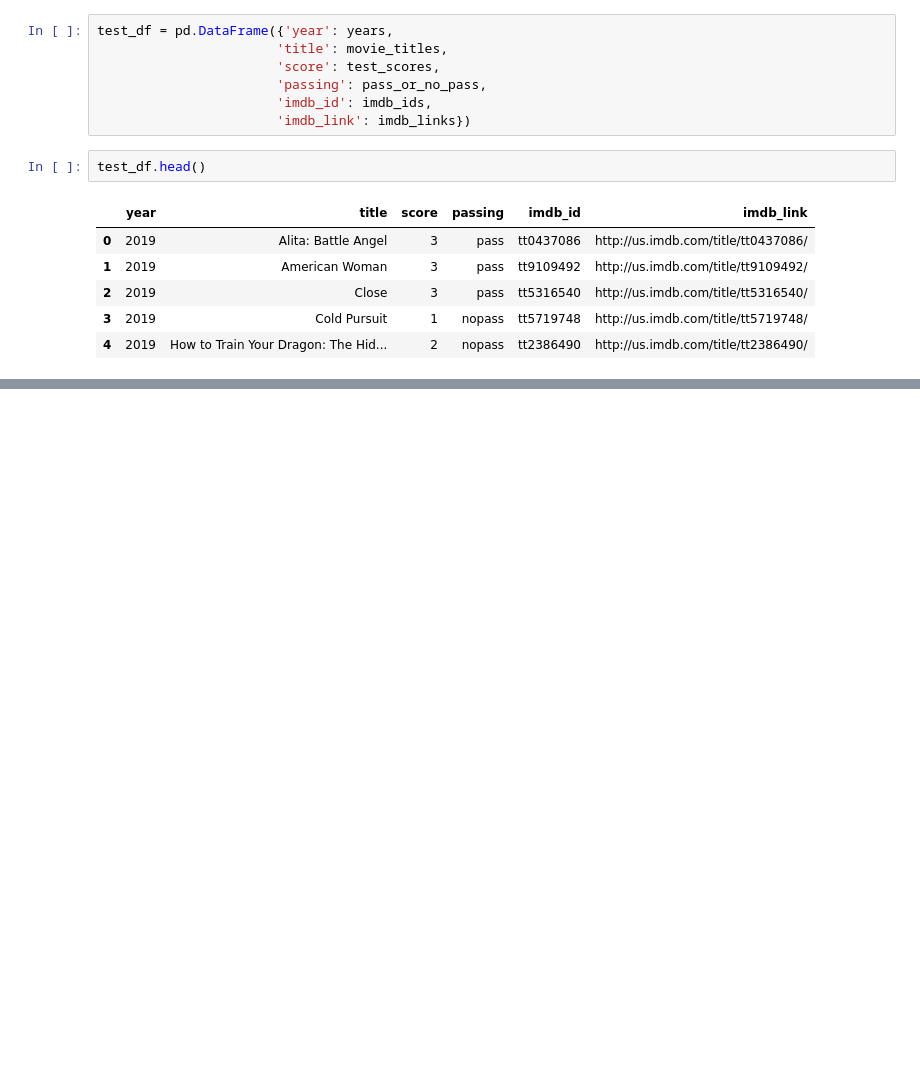
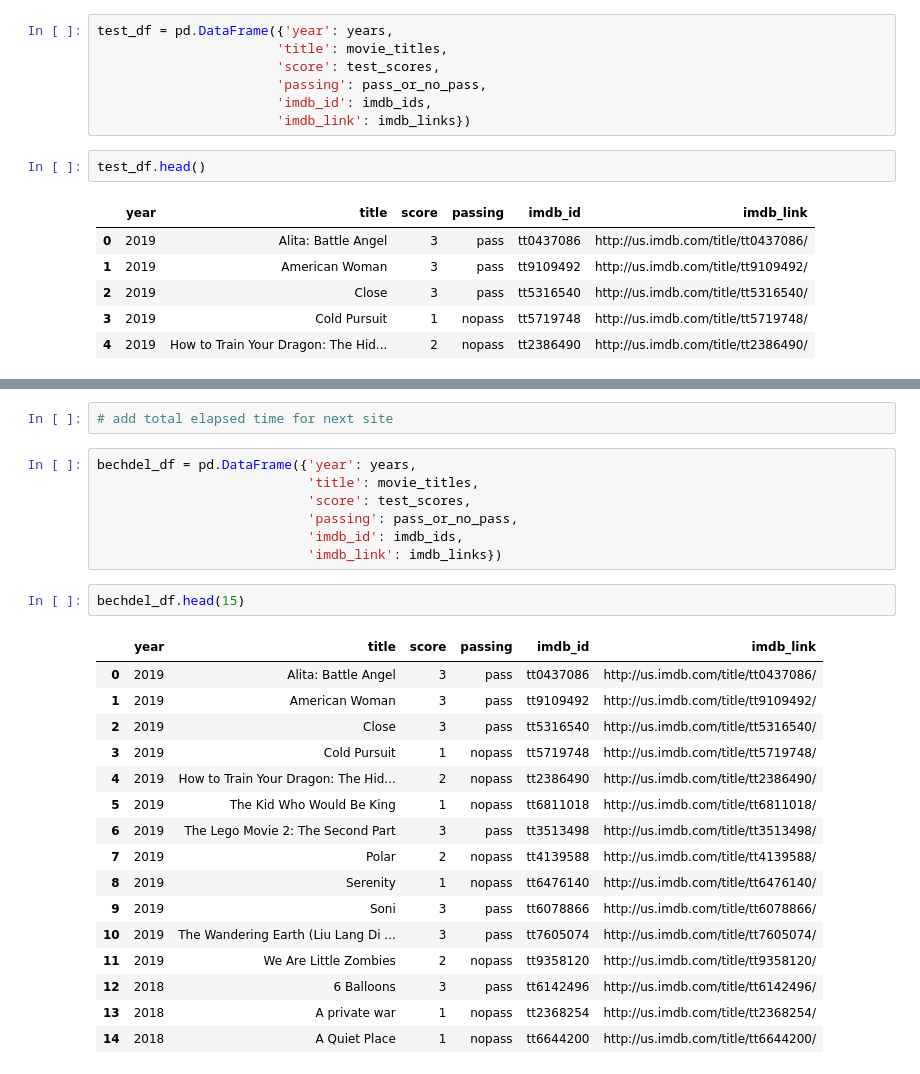
Before and after one commit to MagicMilly/women-in-film-analysis-dashboard, a Jupyter notebook: web_scraping.ipynb, the cells around one changed output, grey strips where cells are left out. Cells and saved outputs as stored; diff of their text form; blank space fills up the shorter version.

```diff
--- a/web_scraping.ipynb
+++ b/web_scraping.ipynb
@@ -200,0 +384,28 @@ test_df.head()
+# %%
+# add total elapsed time for next site
+# %%
+bechdel_df = pd.DataFrame({'year': years,
+                           'title': movie_titles,
+                           'score': test_scores,
+                           'passing': pass_or_no_pass,
+                           'imdb_id': imdb_ids,
+                           'imdb_link': imdb_links})
+# %%
+bechdel_df.head(15)
+# %% [output]
+|  | year | title | score | passing | imdb_id | imdb_link |
+| 0 | 2019 | Alita: Battle Angel | 3 | pass | tt0437086 | http://us.imdb.com/title/tt0437086/ |
+| 1 | 2019 | American Woman | 3 | pass | tt9109492 | http://us.imdb.com/title/tt9109492/ |
+| 2 | 2019 | Close | 3 | pass | tt5316540 | http://us.imdb.com/title/tt5316540/ |
+| 3 | 2019 | Cold Pursuit | 1 | nopass | tt5719748 | http://us.imdb.com/title/tt5719748/ |
+| 4 | 2019 | How to Train Your Dragon: The Hid... | 2 | nopass | tt2386490 | http://us.imdb.com/title/tt2386490/ |
+| 5 | 2019 | The Kid Who Would Be King | 1 | nopass | tt6811018 | http://us.imdb.com/title/tt6811018/ |
+| 6 | 2019 | The Lego Movie 2: The Second Part | 3 | pass | tt3513498 | http://us.imdb.com/title/tt3513498/ |
+| 7 | 2019 | Polar | 2 | nopass | tt4139588 | http://us.imdb.com/title/tt4139588/ |
+| 8 | 2019 | Serenity | 1 | nopass | tt6476140 | http://us.imdb.com/title/tt6476140/ |
+| 9 | 2019 | Soni | 3 | pass | tt6078866 | http://us.imdb.com/title/tt6078866/ |
+| 10 | 2019 | The Wandering Earth (Liu Lang Di ... | 3 | pass | tt7605074 | http://us.imdb.com/title/tt7605074/ |
+| 11 | 2019 | We Are Little Zombies | 2 | nopass | tt9358120 | http://us.imdb.com/title/tt9358120/ |
+| 12 | 2018 | 6 Balloons | 3 | pass | tt6142496 | http://us.imdb.com/title/tt6142496/ |
+| 13 | 2018 | A private war | 1 | nopass | tt2368254 | http://us.imdb.com/title/tt2368254/ |
+| 14 | 2018 | A Quiet Place | 1 | nopass | tt6644200 | http://us.imdb.com/title/tt6644200/ |
```
Also changed, not shown: parts of 24 cells of this notebook.
